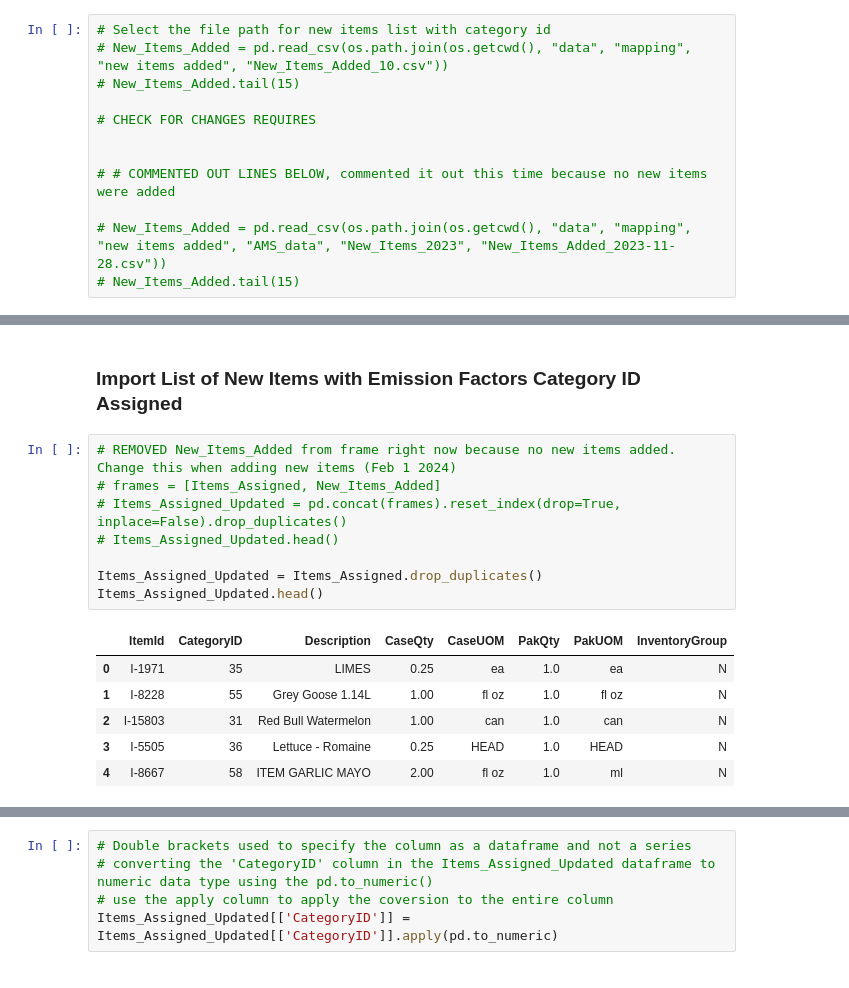
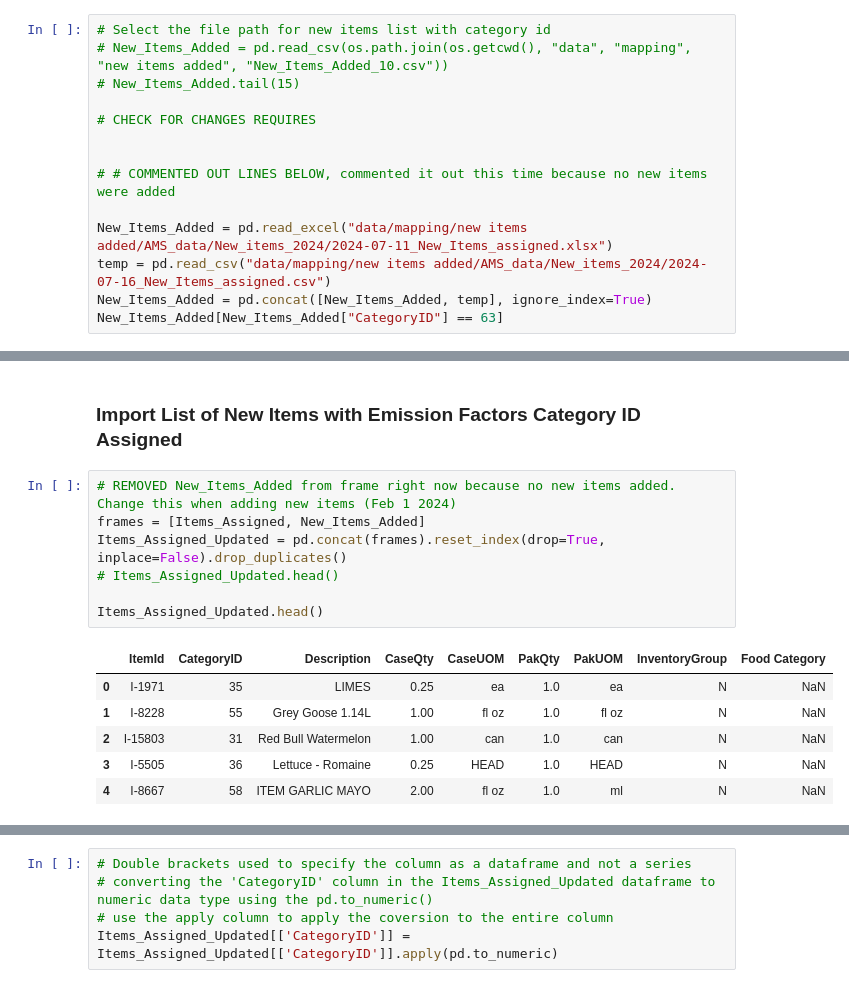
Before and after one commit to SEEDSProjects/CFFS_Label_2024_25, a Jupyter notebook: Notebooks_AMS/3_update_info_and_mapping.ipynb, the cells around one changed output, grey strips where cells are left out. Saved outputs shown, nothing was run; the diff lists cells and outputs as text.

```diff
--- a/Notebooks_AMS/3_update_info_and_mapping.ipynb
+++ b/Notebooks_AMS/3_update_info_and_mapping.ipynb
@@ -220,5 +230,7 @@ Manual_PrepU.loc[Manual_PrepU["PrepId"] == "P-15006"]
 
 # # COMMENTED OUT LINES BELOW, commented it out this time because no new items were added
 
-# New_Items_Added = pd.read_csv(os.path.join(os.getcwd(), "data", "mapping", "new items added", "AMS_data", "New_Items_2023", "New_Items_Added_2023-11-28.csv"))
-# New_Items_Added.tail(15)
+New_Items_Added = pd.read_excel("data/mapping/new items added/AMS_data/New_items_2024/2024-07-11_New_Items_assigned.xlsx")
+temp = pd.read_csv("data/mapping/new items added/AMS_data/New_items_2024/2024-07-16_New_Items_assigned.csv")
+New_Items_Added = pd.concat([New_Items_Added, temp], ignore_index=True)
+New_Items_Added[New_Items_Added["CategoryID"] == 63]
@@ -270,16 +297,15 @@ Items_Assigned.head()
 ### Import List of New Items with Emission Factors Category ID Assigned
 # %%
 # REMOVED New_Items_Added from frame right now because no new items added. Change this when adding new items (Feb 1 2024)
-# frames = [Items_Assigned, New_Items_Added]
-# Items_Assigned_Updated = pd.concat(frames).reset_index(drop=True, inplace=False).drop_duplicates()
+frames = [Items_Assigned, New_Items_Added]
+Items_Assigned_Updated = pd.concat(frames).reset_index(drop=True, inplace=False).drop_duplicates()
 # Items_Assigned_Updated.head()
 
-Items_Assigned_Updated = Items_Assigned.drop_duplicates()
 Items_Assigned_Updated.head()
 # %% [output]
-|  | ItemId | CategoryID | Description | CaseQty | CaseUOM | PakQty | PakUOM | InventoryGroup |
-| 0 | I-1971 | 35 | LIMES | 0.25 | ea | 1.0 | ea | N |
-| 1 | I-8228 | 55 | Grey Goose 1.14L | 1.00 | fl oz | 1.0 | fl oz | N |
-| 2 | I-15803 | 31 | Red Bull Watermelon | 1.00 | can | 1.0 | can | N |
-| 3 | I-5505 | 36 | Lettuce - Romaine | 0.25 | HEAD | 1.0 | HEAD | N |
-| 4 | I-8667 | 58 | ITEM GARLIC MAYO | 2.00 | fl oz | 1.0 | ml | N |
+|  | ItemId | CategoryID | Description | CaseQty | CaseUOM | PakQty | PakUOM | InventoryGroup | Food Category |
+| 0 | I-1971 | 35 | LIMES | 0.25 | ea | 1.0 | ea | N | NaN |
+| 1 | I-8228 | 55 | Grey Goose 1.14L | 1.00 | fl oz | 1.0 | fl oz | N | NaN |
+| 2 | I-15803 | 31 | Red Bull Watermelon | 1.00 | can | 1.0 | can | N | NaN |
+| 3 | I-5505 | 36 | Lettuce - Romaine | 0.25 | HEAD | 1.0 | HEAD | N | NaN |
+| 4 | I-8667 | 58 | ITEM GARLIC MAYO | 2.00 | fl oz | 1.0 | ml | N | NaN |
```
Also changed, not shown: parts of 37 cells of this notebook, 7 other files.
